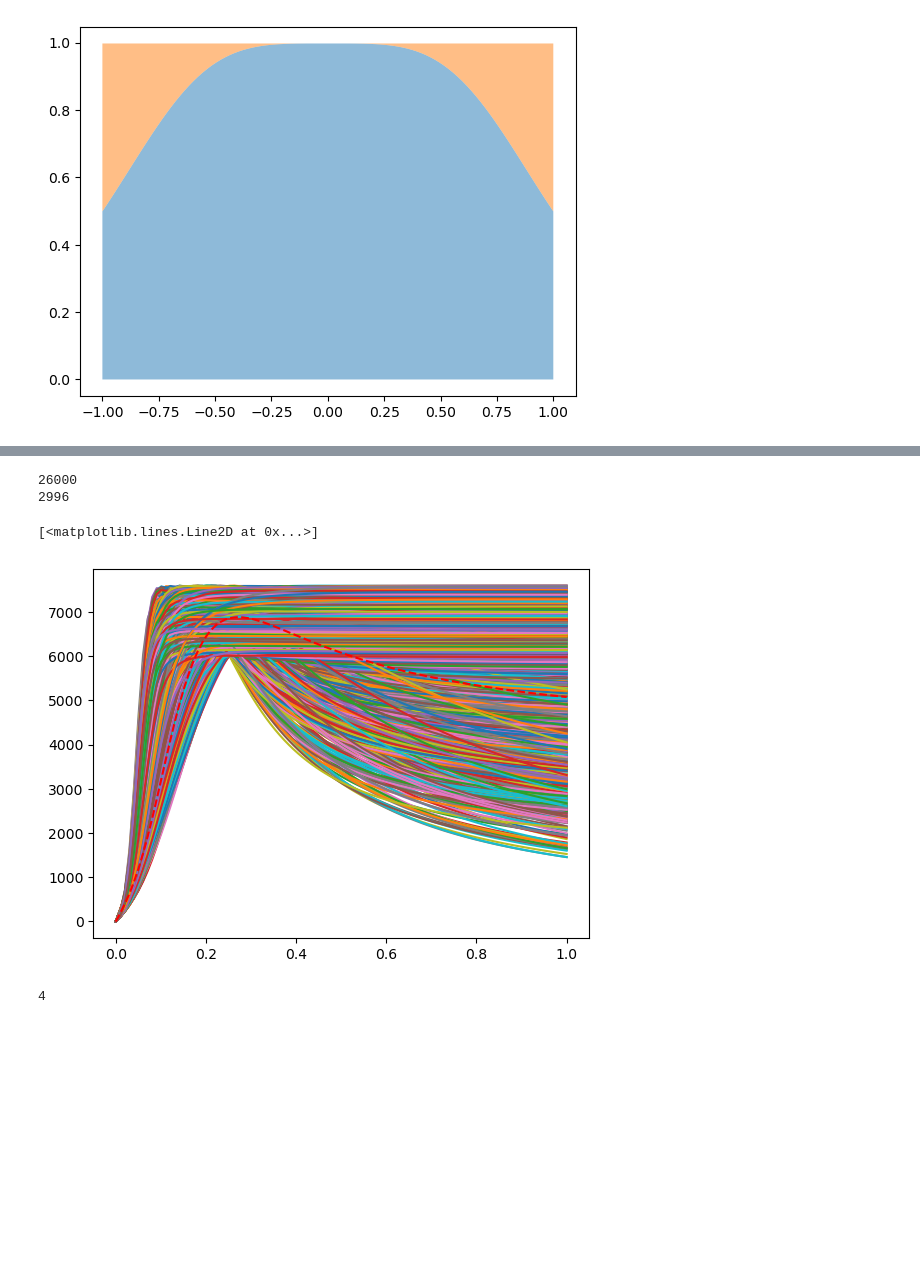
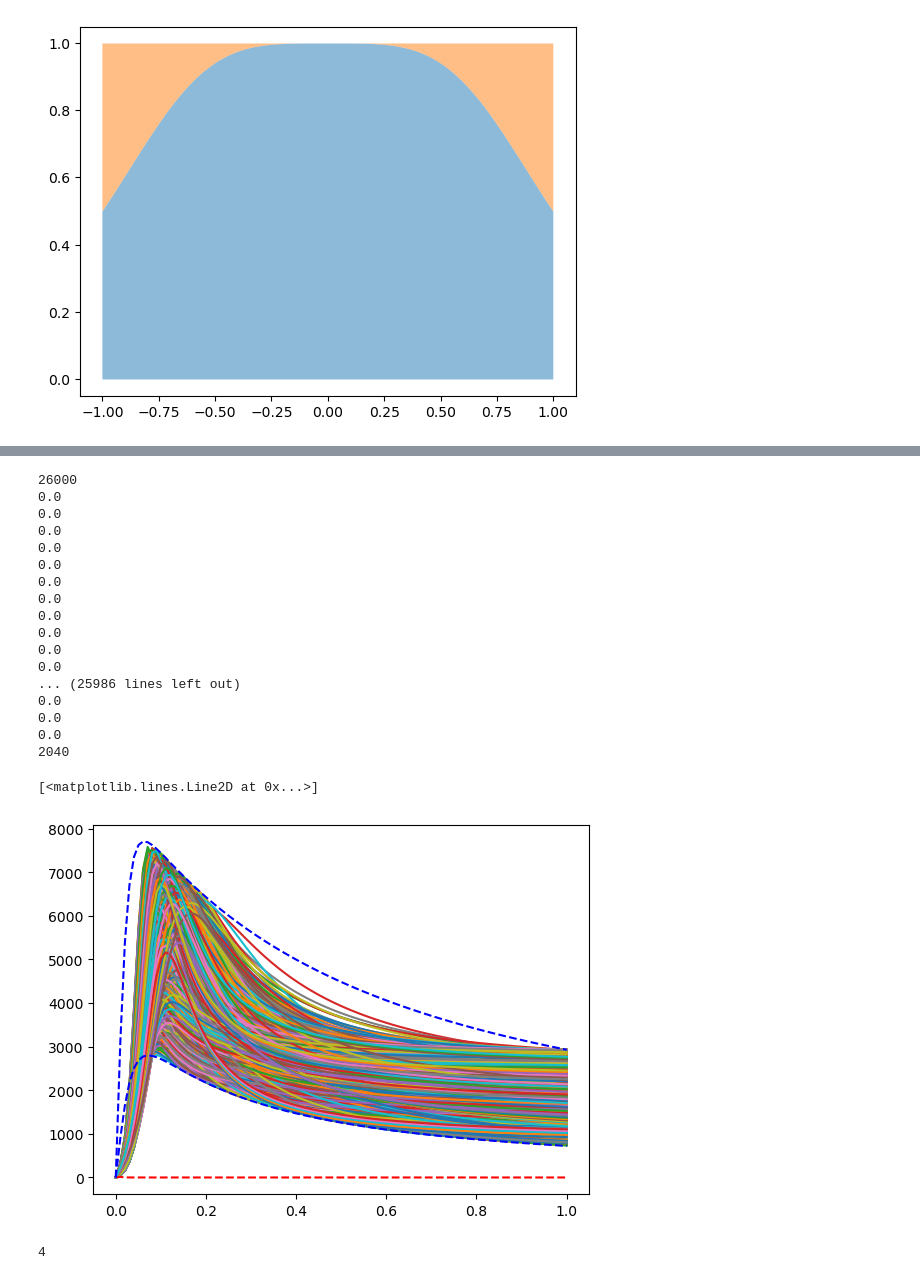
Before and after one commit to BenediktRuhland/SA-Tire-model, a Jupyter notebook: global SA/global_FAST.ipynb, the cells around one changed output, grey strips where cells are left out. Saved outputs shown, nothing was run; the diff lists cells and outputs as text; code cells hidden in the pictures; blank space fills up the shorter version.

```diff
--- a/global SA/global_FAST.ipynb
+++ b/global SA/global_FAST.ipynb
@@ -198,13 +291,17 @@ SL = np.linspace(0,1,100)
 def entferne_nullzeilen(matrix):
     return [zeile for zeile in matrix if any(zeile)]
 
-params2 = [9.06434405,  1.60162373, 1.72069169, -0.80265574]
+params2 = [18.566518429399228, 2.0, -1.82504605, 510000.0]
 F_ref = Pacejka5_long_fit(SL, *params2)
 #Filter
+
+bound_lower = pa52_0.Pacejka52_long(1500,SL,0,3114)[0]
+bound_upper = pa52_0.Pacejka52_long(5000,SL,0,3114)[0]
+
 for i in range(0,len(a)):
     params1 = a[i,:]
     F = Pacejka5_long_fit(SL, *params1)
-
+    print(F[0])
     #alle negativen Werte raus
     for j in range(0,len(F)):
         if F[j] < 0:
@@ -222,40 +319,70 @@ for i in range(0,len(a)):
         # a[i,:] = 0
    # else:
    #    a[i,:] = 0
 
-    laenge = int(len(F)/4)
-    if F[laenge] < 6000:
-        a[i,:] = 0
+    #laenge = int(len(F)/4)
+    #if F[laenge] < 6000:
+    #    a[i,:] = 0
+    #
+    #else:
+    #    continue
 
-    else:
-        continue
+    #zwei neue kurven die den ganzen definitionbereich definieren
 
+    for j in range(8,len(F)):
+        if  F[j] > bound_upper[j] :
+           a[i,:] = 0
+        else:
+           continue
+
+    for j in range(8,len(F)):
+        if  F[j] < bound_lower[j] :
+           a[i,:] = 0
+        else:
+           continue
 
 a_neu = entferne_nullzeilen(a)
 
 #check if its a multiply of D (=number of parameters)
 def entferne_zeilen(matrix, anzahl_zeilen):
     return matrix[:-anzahl_zeilen]
 
 if len(a_neu) % len(a_neu[0]) == 0:
     a_SA = a_neu
 else:
     anzahl = len(a_neu) % len(a_neu[0])
     a_SA = entferne_zeilen(a_neu, anzahl)
 
 print(len(a_SA))
 for i in range(0,len(a_SA)):
     params_plot = a_SA[i]
     F_plot = Pacejka5_long_fit(SL, *params_plot)
     plt.plot(SL,F_plot)
 
 
 plt.plot(SL,F_ref, 'r--')
+plt.plot(SL,bound_lower, 'b--')
+plt.plot(SL,bound_upper, 'b--')
 # %% [output]
 26000
-2996
+0.0
+0.0
+0.0
+0.0
+0.0
+0.0
+0.0
+0.0
+0.0
+0.0
+0.0
+... (25986 lines left out)
+0.0
+0.0
+0.0
+2040
 [<matplotlib.lines.Line2D at 0x...>]
-[figure, old version]
+[figure, new version]
 # %%
 len(a_neu[0])
 # %% [output]
```
Also changed, not shown: parts of 3 cells of this notebook, 2 other files.
